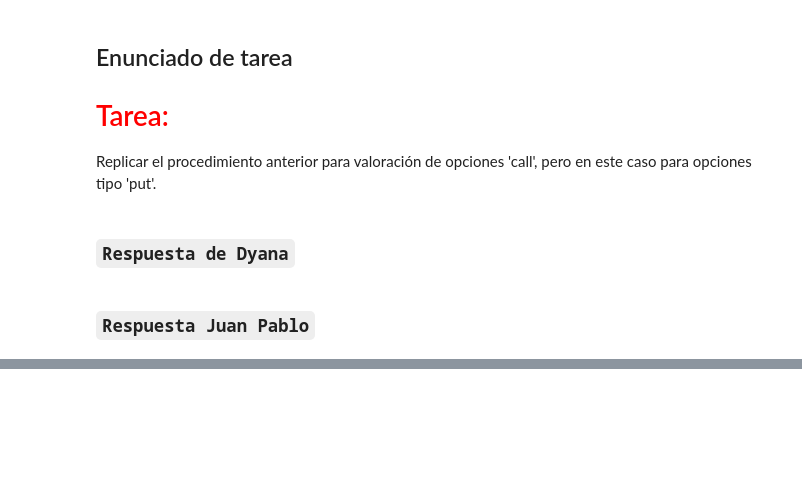
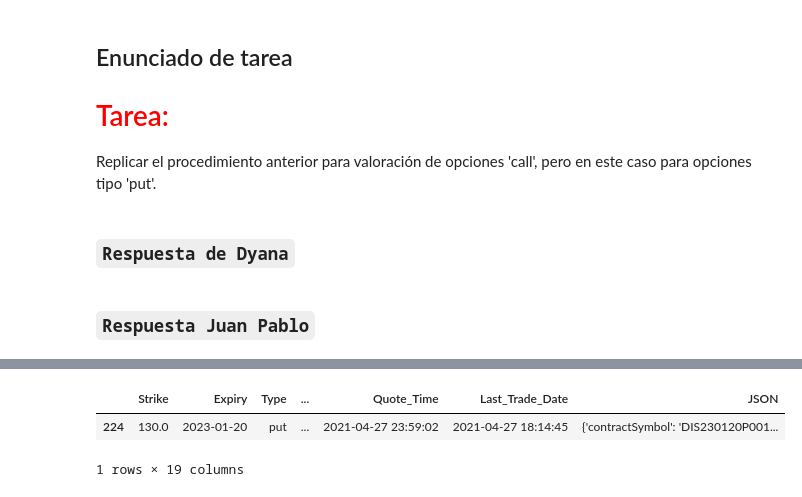
Before and after one commit to JuanPablo2019/Tarea9, a Jupyter notebook: Tarea9.ipynb, the cells around one changed output, grey strips where cells are left out. Drawn from its saved outputs; the diff is of its cells as text; code cells hidden in the pictures; blank space fills up the shorter version.

```diff
--- a/Tarea9.ipynb
+++ b/Tarea9.ipynb
@@ -32,0 +106,8 @@ Replicar el procedimiento anterior para valoración de opciones 'call', pero en
+# %%
+K = 130
+indice_opt = dis_opt.loc[(dis_opt.Type=='put') & (dis_opt.Strike==K) & (dis_opt.Expiry=='2023-01-20')]
+indice_opt
+# %% [output]
+|  | Strike | Expiry | Type | ... | Quote_Time | Last_Trade_Date | JSON |
+| 224 | 130.0 | 2023-01-20 | put | ... | 2021-04-27 23:59:02 | 2021-04-27 18:14:45 | {'contractSymbol': 'DIS230120P001... |
+1 rows × 19 columns
```
Also changed, not shown: parts of 16 cells of this notebook.
